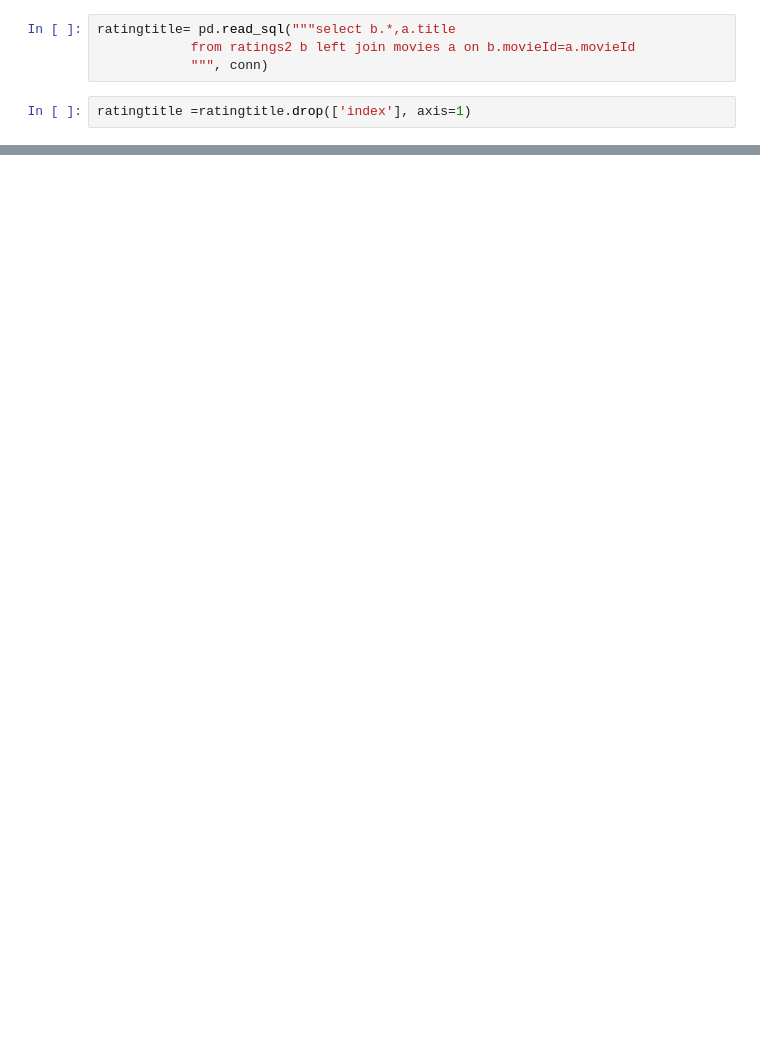
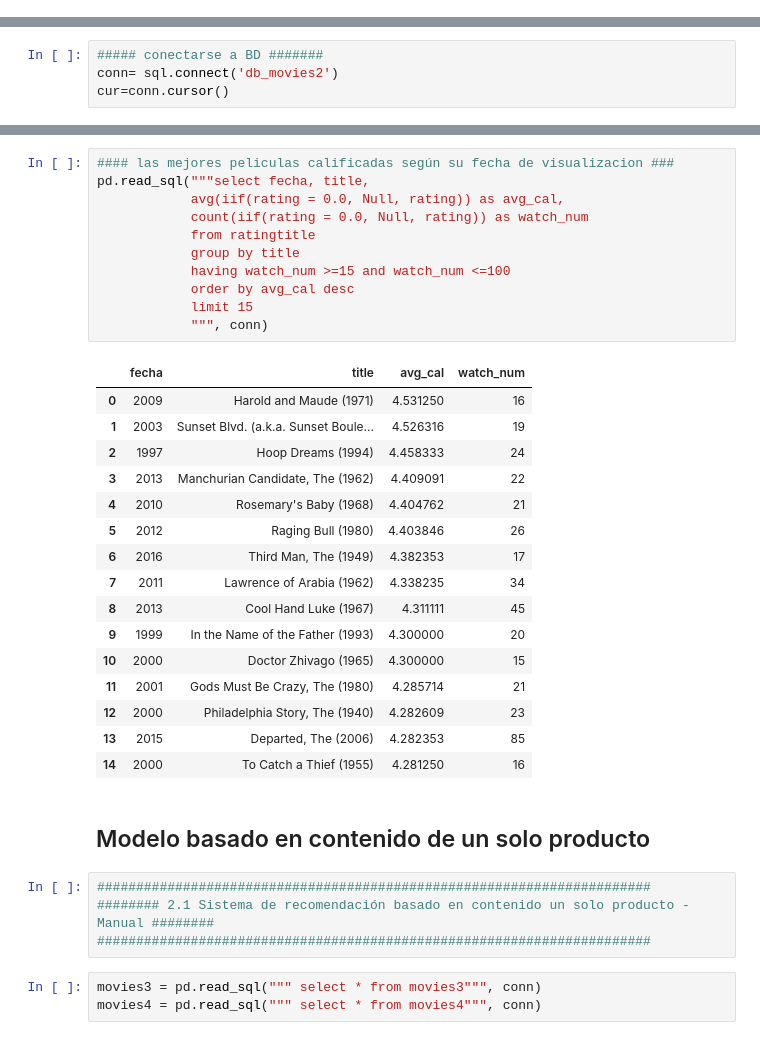
Before and after one commit to GabrielaCuervoR/AnaliticaMarketing, a Jupyter notebook: c_modelos.ipynb, the cells around one changed output, grey strips where cells are left out. Drawn from its saved outputs; the diff is of its cells as text; blank space fills up the shorter version.

Commit message:
Actualización de modelos

```diff
--- a/c_modelos.ipynb
+++ b/c_modelos.ipynb
@@ -75,6 +2,0 @@ pelisrating=pd.read_sql(''' select "userId" as user_id,
-# %%
-ratingtitle= pd.read_sql("""select b.*,a.title
-            from ratings2 b left join movies a on b.movieId=a.movieId
-            """, conn)
-# %%
-ratingtitle =ratingtitle.drop(['index'], axis=1)
@@ -132,0 +29,4 @@ pd.read_sql("""select fecha, title,
+# %%
+##### conectarse a BD #######
+conn= sql.connect('db_movies2')
+cur=conn.cursor()
@@ -132,0 +104,37 @@ pd.read_sql("""select fecha, title,
+# %%
+#### las mejores peliculas calificadas según su fecha de visualizacion ###
+pd.read_sql("""select fecha, title,
+            avg(iif(rating = 0.0, Null, rating)) as avg_cal,
+            count(iif(rating = 0.0, Null, rating)) as watch_num
+            from ratingtitle
+            group by title
+            having watch_num >=15 and watch_num <=100
+            order by avg_cal desc
+            limit 15
+            """, conn)
+# %% [output]
+|  | fecha | title | avg_cal | watch_num |
+| 0 | 2009 | Harold and Maude (1971) | 4.531250 | 16 |
+| 1 | 2003 | Sunset Blvd. (a.k.a. Sunset Boule... | 4.526316 | 19 |
+| 2 | 1997 | Hoop Dreams (1994) | 4.458333 | 24 |
+| 3 | 2013 | Manchurian Candidate, The (1962) | 4.409091 | 22 |
+| 4 | 2010 | Rosemary's Baby (1968) | 4.404762 | 21 |
+| 5 | 2012 | Raging Bull (1980) | 4.403846 | 26 |
+| 6 | 2016 | Third Man, The (1949) | 4.382353 | 17 |
+| 7 | 2011 | Lawrence of Arabia (1962) | 4.338235 | 34 |
+| 8 | 2013 | Cool Hand Luke (1967) | 4.311111 | 45 |
+| 9 | 1999 | In the Name of the Father (1993) | 4.300000 | 20 |
+| 10 | 2000 | Doctor Zhivago (1965) | 4.300000 | 15 |
+| 11 | 2001 | Gods Must Be Crazy, The (1980) | 4.285714 | 21 |
+| 12 | 2000 | Philadelphia Story, The (1940) | 4.282609 | 23 |
+| 13 | 2015 | Departed, The (2006) | 4.282353 | 85 |
+| 14 | 2000 | To Catch a Thief (1955) | 4.281250 | 16 |
+# %% [markdown]
+## Modelo basado en contenido de un solo producto
+# %%
+#######################################################################
+######## 2.1 Sistema de recomendación basado en contenido un solo producto - Manual ########
+#######################################################################
+# %%
+movies3 = pd.read_sql(""" select * from movies3""", conn)
+movies4 = pd.read_sql(""" select * from movies4""", conn)
```
Also changed, not shown: parts of 62 cells of this notebook.
